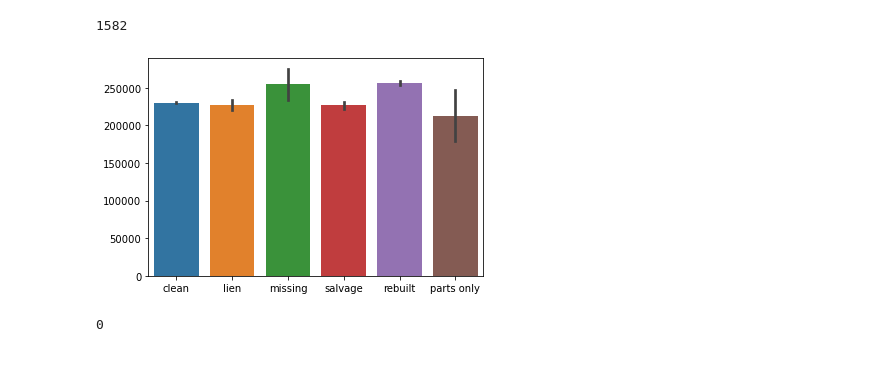
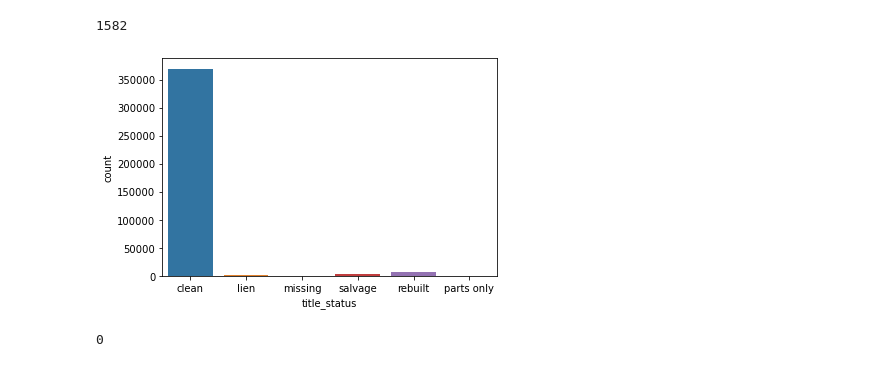
Before and after one commit to vkhanderao/Used-Cars-Price-Prediction, a Jupyter notebook: Code/Code (2).ipynb, the cells around one changed output. Saved outputs shown, nothing was run; the diff lists cells and outputs as text; code cells hidden in the pictures.

```diff
--- a/Code/Code (2).ipynb
+++ b/Code/Code (2).ipynb
@@ -13,8 +13,8 @@ import seaborn as sns
 # %% [markdown]
 ## Importing Data
 # %%
-#df = pd.read_csv(r'D:\All_Docs\Masters\CS 584 Machine Learning\Project\Data\vehicles.csv', index_col=0)
-df = pd.read_csv('vehicles.csv')
+df = pd.read_csv(r'D:\All_Docs\Masters\CS 584 Machine Learning\Project\Data\vehicles.csv', index_col=0)
+#df = pd.read_csv('vehicles.csv')
 # %%
 df.head()
 # %% [output]
@@ -47,6 +47,6 @@ dtypes: float64(4), int64(3), object(19)
 memory usage: 90.9+ MB
 # %%
-df = df.drop(columns=['Unnamed: 0','id', 'url', 'region', 'region_url', 'VIN', 'image_url', 'description', 'state', 'lat', 'long', 'posting_date'])
+df = df.drop(columns=['id', 'url', 'region', 'region_url', 'VIN', 'image_url', 'description', 'state', 'lat', 'long', 'posting_date'])
 # %%
 df.describe()
 # %% [output]
@@ -173,2 +177,2 @@ sns.countplot(x=df['condition'])
 # %%
-df[df["condition"]=="new"]["condition"]="like new"
+df['condition'] = df['condition'].replace(['new'],'like new')
@@ -223,7 +243,8 @@ other             756
 12 cylinders      135
 Name: cylinders, dtype: int64
 # %%
-df['cylinders']=df['cylinders'].fillna(df['cylinders'].mode()[0])
+df['cylinders'] = df['cylinders'].replace(['other'],'unknown')
+df['cylinders']=df['cylinders'].fillna('unknown')
 # %%
 df['cylinders'].isna().sum()
 # %% [output]
@@ -248,10 +269,10 @@ df['title_status'].isna().sum()
 # %% [output]
 1582
 # %%
-sns.barplot(y=df['title_status'].index, x=df['title_status'].values)
+sns.countplot(x = df['title_status'])
 plt.show()
 # %% [output]
-[figure, old version]
+[figure, new version]
 # %%
 df['title_status']=df['title_status'].fillna(df['title_status'].mode()[0])
 # %%
```
Also changed, not shown: parts of 14 cells of this notebook.
